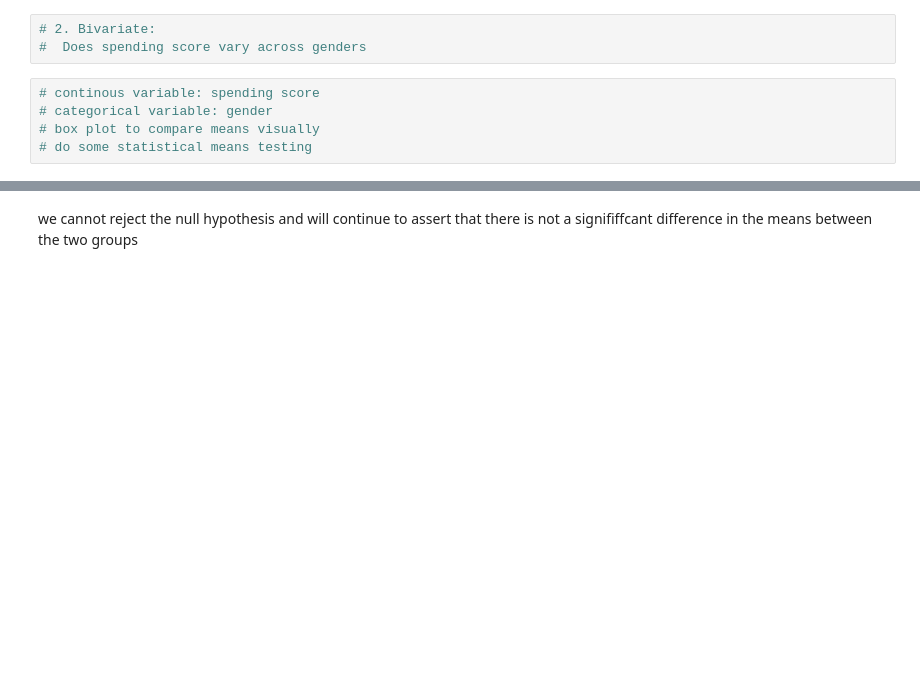
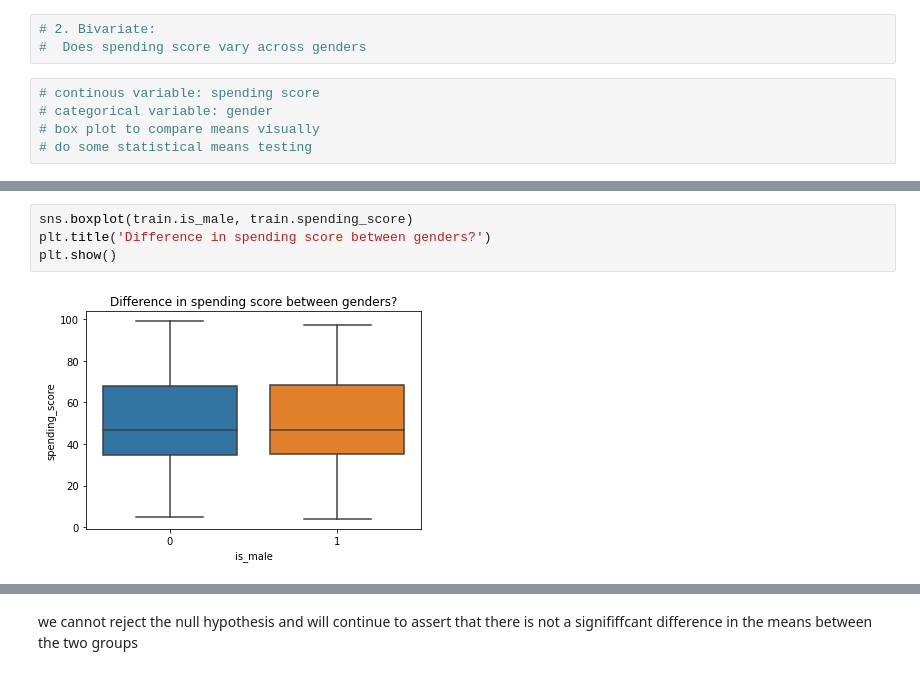
Before and after one commit to CodeupClassroom/innis-clustering-exercises, a Jupyter notebook: explore.ipynb, the cells around one changed output, grey strips where cells are left out. Cells and saved outputs as stored; diff of their text form; blank space fills up the shorter version.

```diff
--- a/explore.ipynb
+++ b/explore.ipynb
@@ -147,0 +219,6 @@ df, train, validate, test = prep_mall(df)
+# %%
+sns.boxplot(train.is_male, train.spending_score)
+plt.title('Difference in spending score between genders?')
+plt.show()
+# %% [output]
+[figure, added]
```
Also changed, not shown: parts of 50 cells of this notebook.
